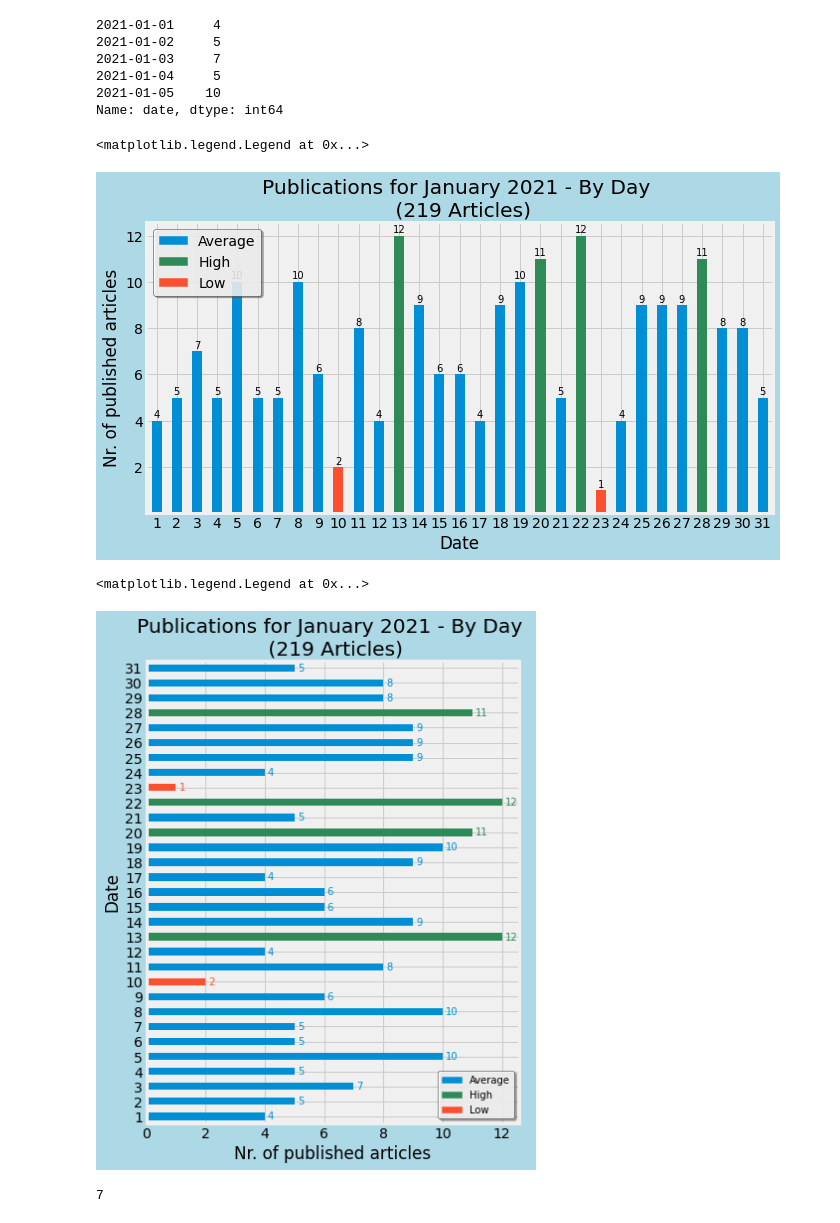
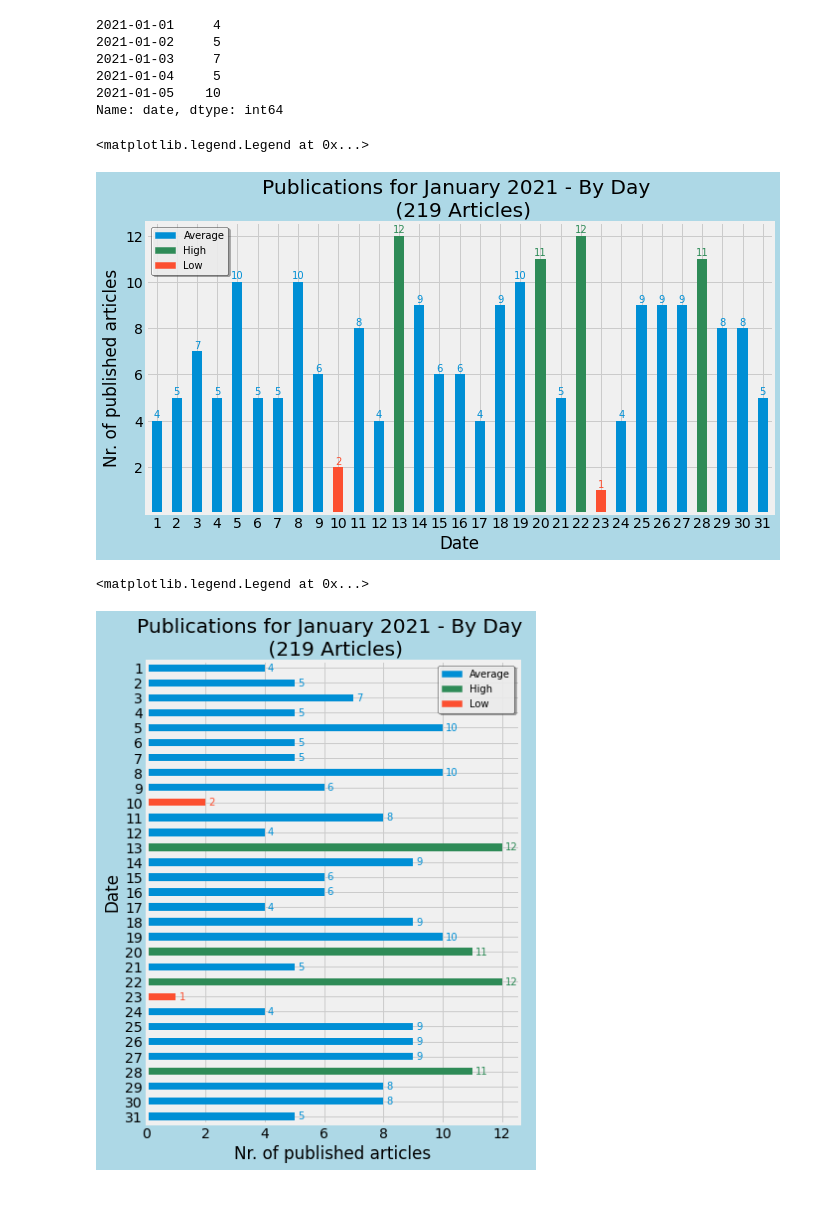
Before and after one commit to vollenia/data_analysis_CNN_news, a Jupyter notebook: analysis_cnn_xml.ipynb, the cells around one changed output. Cells and saved outputs as stored; diff of their text form; code cells hidden in the pictures.

```diff
--- a/analysis_cnn_xml.ipynb
+++ b/analysis_cnn_xml.ipynb
@@ -357,6 +365,11 @@ publications_one_month.head()
 2021-01-05    10
 Name: date, dtype: int64
 # %%
+# Defining the variables
+avg = np.sum(publications_one_month.values)//len(publications_one_month.values)
+std = np.round(np.std(publications_one_month.values), 0)
+bar_c = ["#fc4f30" if (d<avg-std) else "seagreen" if (d>avg+std) else "#008fd5" for d in publications_one_month.values]
+
 # Initiating the plot
 fig_pub_month, ax_pub_month = plt.subplots()
 
@@ -366,8 +379,14 @@ publications_one_month.plot(kind="bar", title=f"Publications for January 2021 -
 
 # Annotating individual bars
 for bar in ax_pub_month.patches:
+    if bar.get_height() < avg-std:
+        x = "#fc4f30"
+    elif bar.get_height() > avg+std:
+        x = "seagreen" # #6d904f
+    else:
+        x="#008fd5"
     ax_pub_month.annotate(bar.get_height(),(bar.get_x()+bar.get_width()/2, bar.get_height()),
-    xytext=(0, 6), fontsize=10, textcoords="offset points", ha="center", va="center")
+    xytext=(0, 6), fontsize=10, color=x, textcoords="offset points", ha="center", va="center")
 
 # Configuring the chart
 fig_pub_month.set_facecolor("lightblue") # outer
@@ -383,11 +402,12 @@ blue_patch = mpatches.Patch(color="#008fd5", label="Average")
 green_patch = mpatches.Patch(color="seagreen", label="High")
 red_patch = mpatches.Patch(color="#fc4f30", label="Low")
 ax_pub_month.legend(handles=[blue_patch, green_patch, red_patch], handleheight=bar.get_width(), loc="upper left", title=None,
-                    facecolor="white", edgecolor="black", fancybox=True, shadow=True, borderpad=None, framealpha=0.8, fontsize=14)
+                    facecolor="white", edgecolor="black", fancybox=True, shadow=True, borderpad=None, framealpha=0.8, fontsize=10)
 # %% [output]
 <matplotlib.legend.Legend at 0x...>
-[figure, old version]
+[figure, new version]
 # %%
+# Defining the variables
 avg = np.sum(publications_one_month.values)//len(publications_one_month.values)
 std = np.round(np.std(publications_one_month.values), 0)
 bar_c = ["#fc4f30" if (d<avg-std) else "seagreen" if (d>avg+std) else "#008fd5" for d in publications_one_month.values]
@@ -396,38 +416,35 @@ bar_c = ["#fc4f30" if (d<avg-std) else "seagreen" if (d>avg+std) else "#008fd5"
 fig_pub_month, ax_pub_month = plt.subplots()
 
 # Feeding the data (pandas Series)
 publications_one_month.plot(kind="barh", title=f"Publications for January 2021 - By Day \n ({np.sum(publications_one_month.values)} Articles)",
                             figsize=(6,8), alpha=1, linewidth=2, edgecolor=None, color=bar_c)
-
+#ax_pub_month.invert_yaxis()
 # Annotating individual bars
 for bar in ax_pub_month.patches:
     if bar.get_width() < avg-std:
         x = "#fc4f30"
     elif bar.get_width() > avg+std:
         x = "seagreen" # #6d904f
     else:
         x="#008fd5"
-    plt.text(0.1 + bar.get_width(), bar.get_y() + bar.get_height()/2, bar.get_width(), ha="left", va="center", fontsize=10, color=x)
+    ax_pub_month.text(0.1 + bar.get_width(), bar.get_y() + bar.get_height()/2, bar.get_width(), ha="left", va="center", fontsize=10, color=x)
 
 # Configuring the chart
 fig_pub_month.set_facecolor("lightblue") # outer
 #ax_pub.set_facecolor('lightgrey') # inner
 ax_pub_month.set_yticks(np.arange(len(publications_one_month))) # custom ticks 1/2
 ax_pub_month.set_yticklabels(np.arange(1, len(publications_one_month)+1), rotation=0) # custom ticks 2/2
+ax_pub_month.invert_yaxis() # starting with 1st of month on top of the chart
 ax_pub_month.set_xticks(np.arange(0,np.max(publications_one_month)+1, step=2)[:])
 ax_pub_month.set_ylabel("Date")
 ax_pub_month.set_xlabel("Nr. of published articles")
 
 import matplotlib.patches as mpatches
 blue_patch = mpatches.Patch(color="#008fd5", label="Average")
 green_patch = mpatches.Patch(color="seagreen", label="High")
 red_patch = mpatches.Patch(color="#fc4f30", label="Low")
-ax_pub_month.legend(handles=[blue_patch, green_patch, red_patch], handleheight=bar.get_height(), loc="lower right", title=None,
+ax_pub_month.legend(handles=[blue_patch, green_patch, red_patch], handleheight=bar.get_height(), loc="upper right", title=None,
                     facecolor="white", edgecolor="black", fancybox=True, shadow=True, borderpad=None, framealpha=0.8, fontsize=10)
 # %% [output]
 <matplotlib.legend.Legend at 0x...>
-[figure, old version]
+[figure, new version]
-# %%
-np.sum(publications_one_month.values)//len(publications_one_month.values)
-# %% [output]
-7
```
Also changed, not shown: parts of 5 cells of this notebook.
